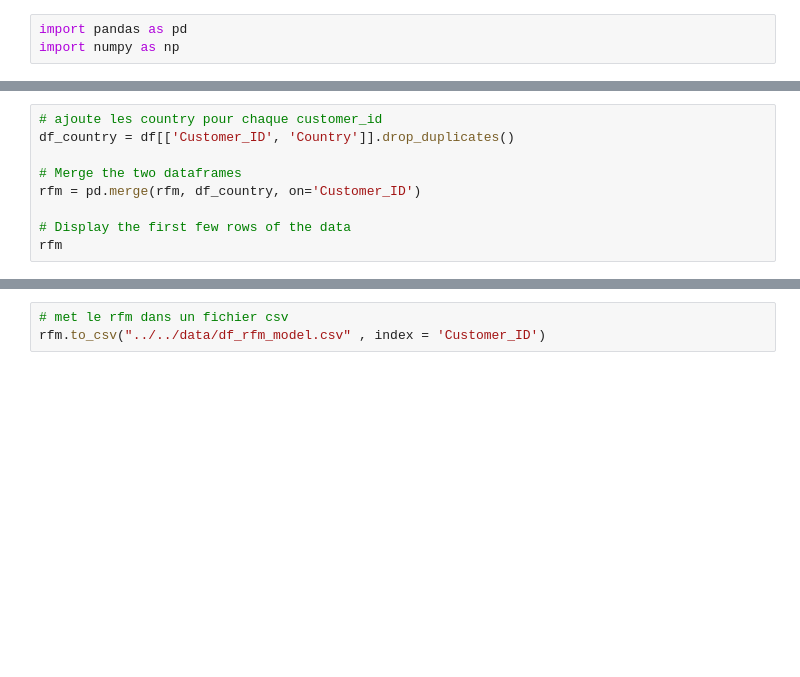
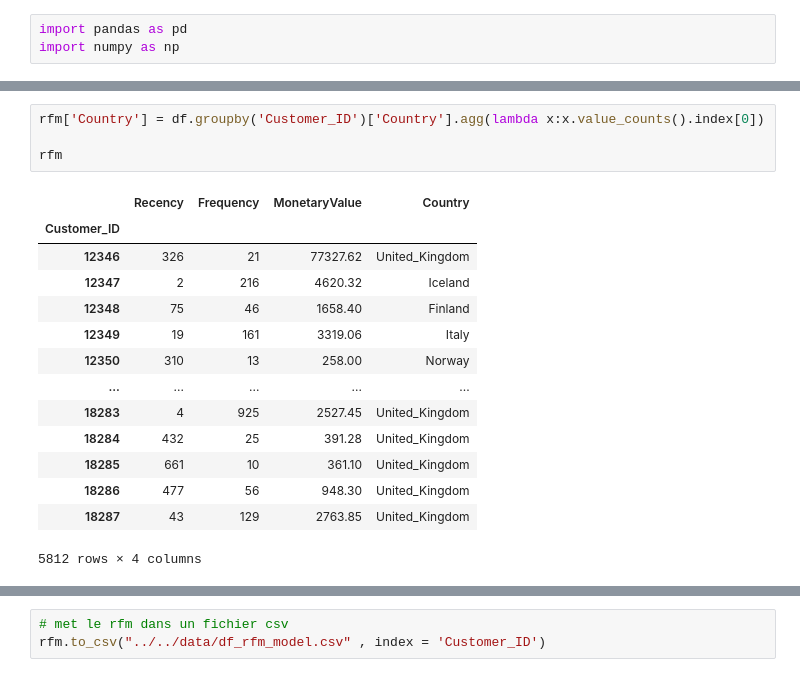
Before and after one commit to DonzerHD/Segmentation_Client, a Jupyter notebook: Notebooks/Partie_1_Segmentation_et_Visualisation/RFM.ipynb, the cells around one changed output, grey strips where cells are left out. Cells and saved outputs as stored; diff of their text form; blank space fills up the shorter version.

Commit message:
ajout rfm

```diff
--- a/Notebooks/Partie_1_Segmentation_et_Visualisation/RFM.ipynb
+++ b/Notebooks/Partie_1_Segmentation_et_Visualisation/RFM.ipynb
@@ -83,9 +102,0 @@ rfm.head()
-# %%
-# ajoute les country pour chaque customer_id
-df_country = df[['Customer_ID', 'Country']].drop_duplicates()
-
-# Merge the two dataframes
-rfm = pd.merge(rfm, df_country, on='Customer_ID')
-
-# Display the first few rows of the data
-rfm
@@ -105,0 +115,19 @@ rfm
+# %%
+rfm['Country'] = df.groupby('Customer_ID')['Country'].agg(lambda x:x.value_counts().index[0])
+
+rfm
+# %% [output]
+|  | Recency | Frequency | MonetaryValue | Country |
+| Customer_ID |  |  |  |  |
+| 12346 | 326 | 21 | 77327.62 | United_Kingdom |
+| 12347 | 2 | 216 | 4620.32 | Iceland |
+| 12348 | 75 | 46 | 1658.40 | Finland |
+| 12349 | 19 | 161 | 3319.06 | Italy |
+| 12350 | 310 | 13 | 258.00 | Norway |
+| ... | ... | ... | ... | ... |
+| 18283 | 4 | 925 | 2527.45 | United_Kingdom |
+| 18284 | 432 | 25 | 391.28 | United_Kingdom |
+| 18285 | 661 | 10 | 361.10 | United_Kingdom |
+| 18286 | 477 | 56 | 948.30 | United_Kingdom |
+| 18287 | 43 | 129 | 2763.85 | United_Kingdom |
+5812 rows × 4 columns
```
Also changed, not shown: parts of 13 cells of this notebook, 4 other files.
